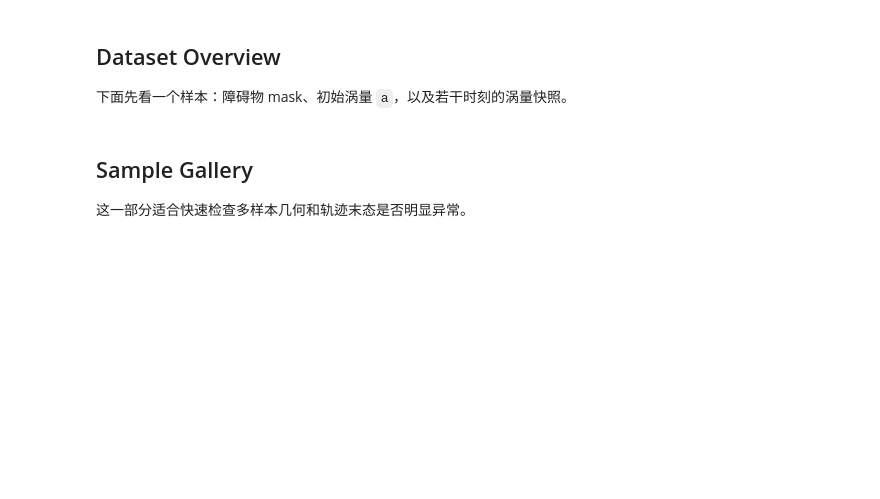
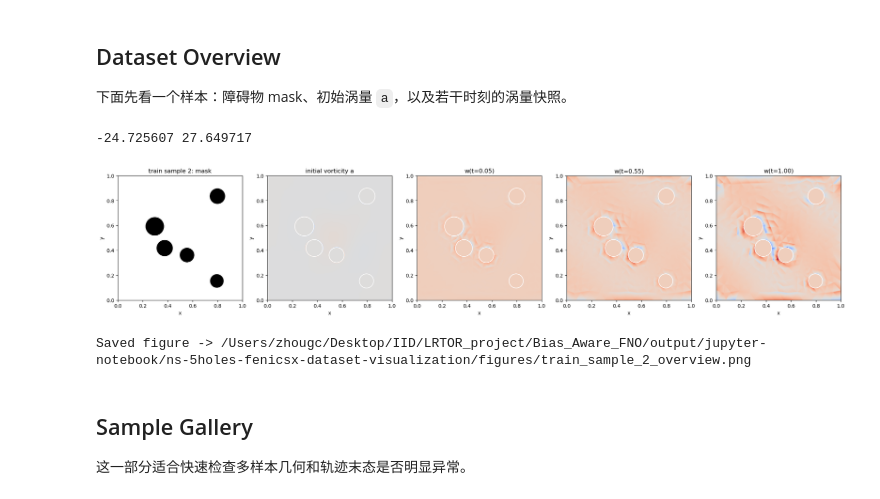
Before and after one commit to GuanchengZhou/Bias-Aware-FNO, a Jupyter notebook: output/jupyter-notebook/ns-5holes-fenicsx-dataset-visualization.ipynb, the cells around one changed output. Drawn from its saved outputs; the diff is of its cells as text; code cells hidden in the pictures; blank space fills up the shorter version.

```diff
--- a/output/jupyter-notebook/ns-5holes-fenicsx-dataset-visualization.ipynb
+++ b/output/jupyter-notebook/ns-5holes-fenicsx-dataset-visualization.ipynb
@@ -122,30 +148,37 @@ pprint(summary)
 下面先看一个样本：障碍物 mask、初始涡量 `a`，以及若干时刻的涡量快照。
 # %%
 SPLIT_NAME = "train"
-SAMPLE_IDX = 0
+SAMPLE_IDX = 2
 
 payload = datasets[SPLIT_NAME]
 a = np.asarray(payload["a"])
 u = np.asarray(payload["u"])
 mask = np.asarray(payload["mask"]).astype(bool)
 theta = np.asarray(payload["theta"])
 time_grid = np.asarray(payload["t"]).reshape(-1)
 
 frame_ids = np.unique(np.array([0, len(time_grid) // 2, len(time_grid) - 1], dtype=int))
 fields = [a[SAMPLE_IDX], *[u[SAMPLE_IDX, :, :, frame_id] for frame_id in frame_ids]]
+
 limit = max(float(np.max(np.abs(field))) for field in fields)
 limit = max(limit, 1e-6)
+
+print(np.min(fields), np.max(fields))
 
 fig, axes = plt.subplots(1, 2 + len(frame_ids), figsize=(4.2 * (2 + len(frame_ids)), 4.2), constrained_layout=True)
 draw_field(axes[0], mask[SAMPLE_IDX].astype(float), f"{SPLIT_NAME} sample {SAMPLE_IDX}: mask", theta[SAMPLE_IDX], cmap="gray_r", vmin=0.0, vmax=1.0)
 draw_field(axes[1], a[SAMPLE_IDX], "initial vorticity a", theta[SAMPLE_IDX], vmin=-limit, vmax=limit)
 for ax, frame_id in zip(axes[2:], frame_ids):
     draw_field(ax, u[SAMPLE_IDX, :, :, frame_id], f"w(t={time_grid[frame_id]:.2f})", theta[SAMPLE_IDX], vmin=-limit, vmax=limit)
 
 save_path = FIG_DIR / f"{SPLIT_NAME}_sample_{SAMPLE_IDX}_overview.png"
 fig.savefig(save_path, dpi=180, bbox_inches="tight")
 plt.show()
 print(f"Saved figure -> {save_path}")
+# %% [output]
+-24.725607 27.649717
+[figure, added]
+Saved figure -> /Users/zhougc/Desktop/IID/LRTOR_project/Bias_Aware_FNO/output/jupyter-notebook/ns-5holes-fenicsx-dataset-visualization/figures/train_sample_2_overview.png
 # %% [markdown]
 ## Sample Gallery
 
```
Also changed, not shown: parts of 3 cells of this notebook, 9 other files.
